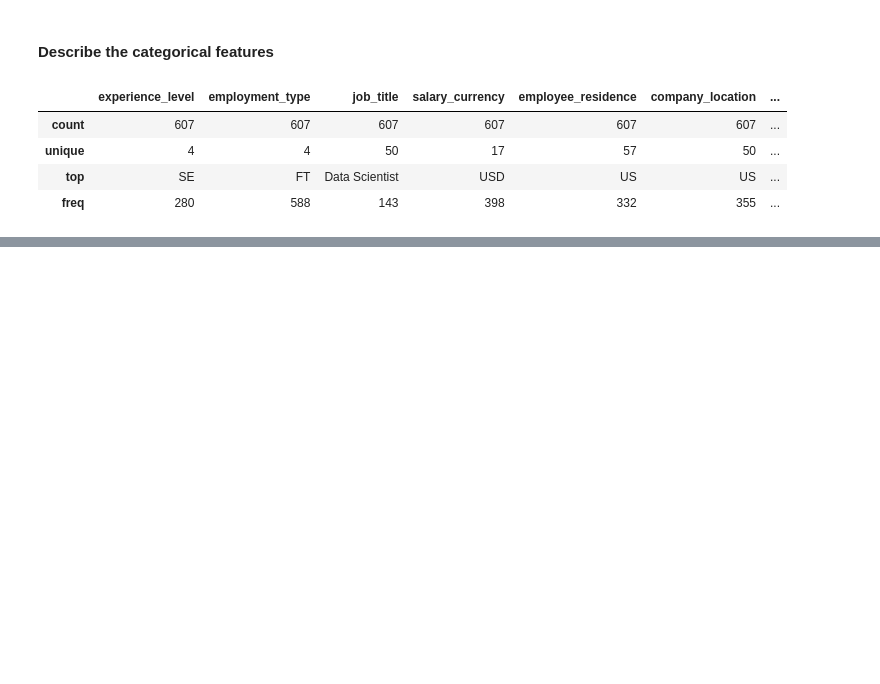
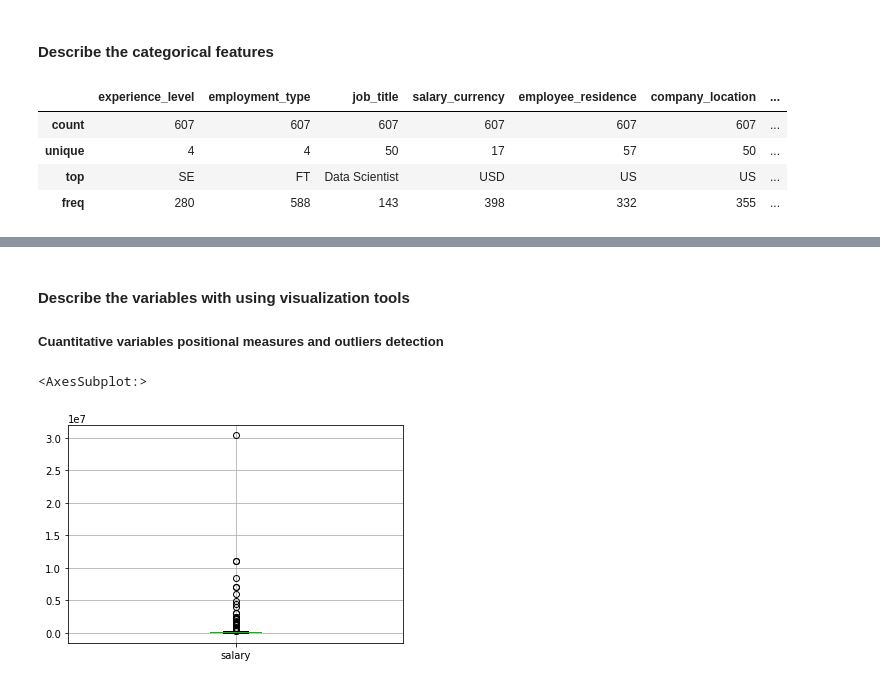
Before and after one commit to ManyGrek/data-science-jobs-salaries, a Jupyter notebook: exploratory_analysis_data_preprocesing.ipynb, the cells around one changed output, grey strips where cells are left out. Saved outputs shown, nothing was run; the diff lists cells and outputs as text; code cells hidden in the pictures; blank space fills up the shorter version.

```diff
--- a/exploratory_analysis_data_preprocesing.ipynb
+++ b/exploratory_analysis_data_preprocesing.ipynb
@@ -116,0 +247,8 @@ df_salaries.describe(include=['O'])
+# %% [markdown]
+#### Describe the variables with using visualization tools
+##### Cuantitative variables positional measures and outliers detection
+# %%
+df_salaries.boxplot(column='salary')
+# %% [output]
+<AxesSubplot:>
+[figure, added]
```
Also changed, not shown: parts of 77 cells of this notebook.
